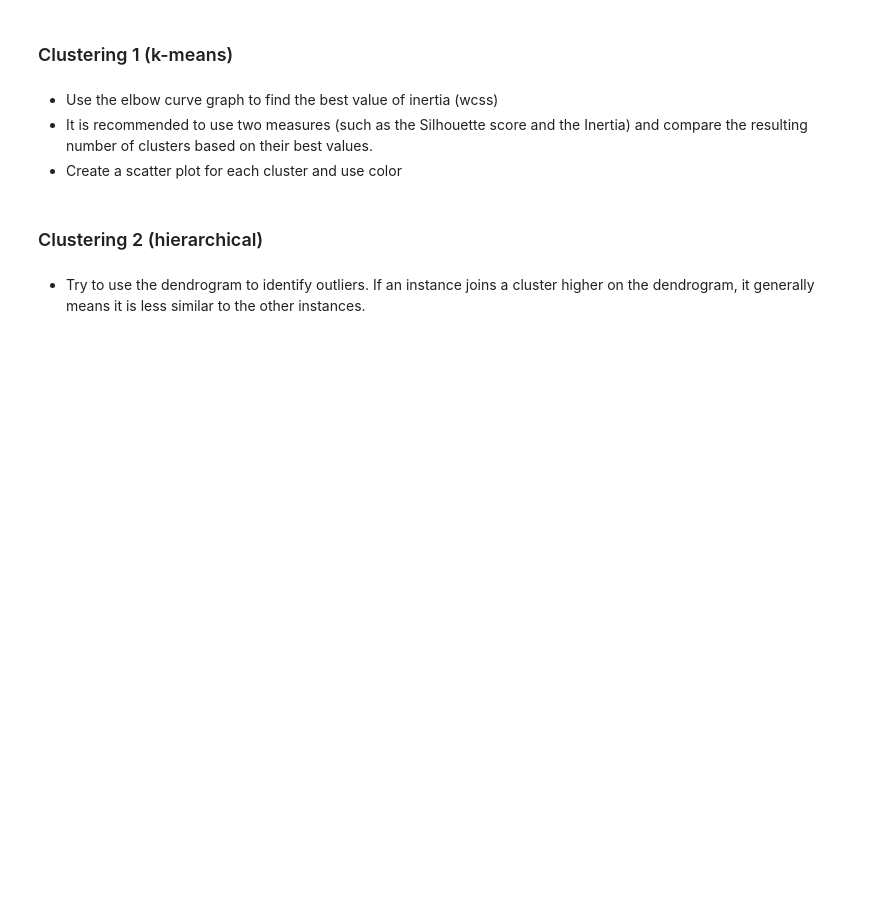
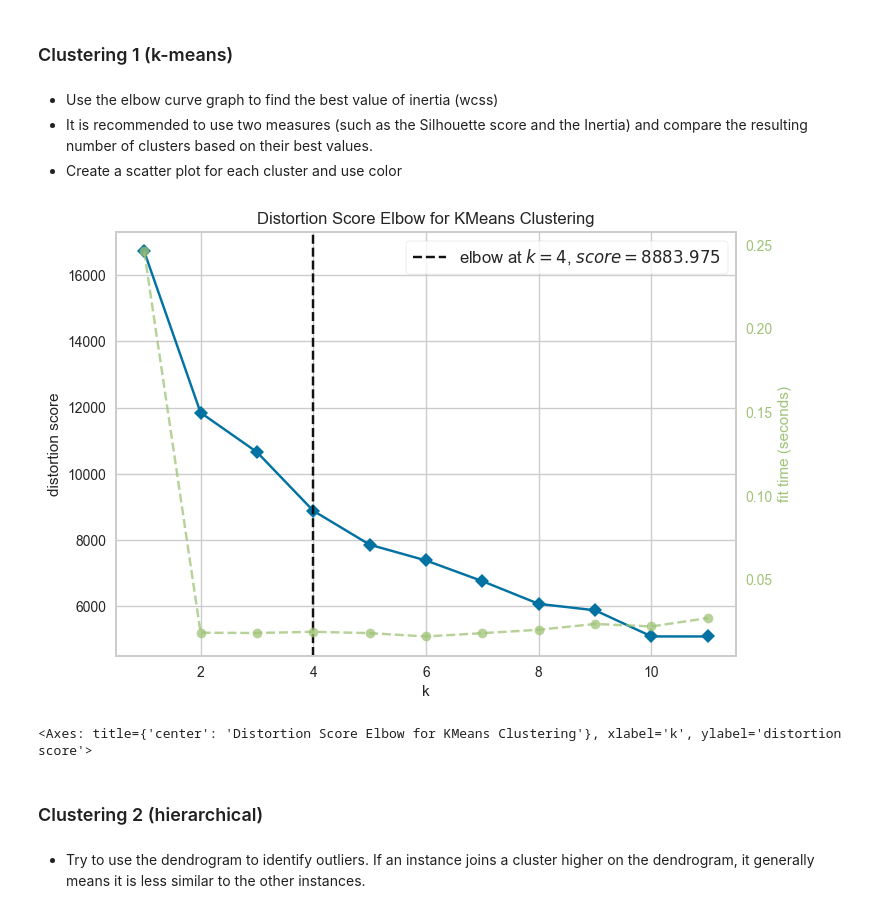
Before and after one commit to Filip-Dvorak/ZYZZ, a Jupyter notebook: template-coursework-clustering.ipynb, the cells around one changed output. Saved outputs shown, nothing was run; the diff lists cells and outputs as text; code cells hidden in the pictures; blank space fills up the shorter version.

Commit message:
rozpracování clustering templatu

```diff
--- a/template-coursework-clustering.ipynb
+++ b/template-coursework-clustering.ipynb
@@ -29,3 +45,38 @@
 * Perform min-max feature rescaling
 * remove target attribute from clustering
 * do *not* create train-test splits
+# %%
+data = pd.read_csv("diabetes_prediction_dataset.csv")
+data
+
+#Vybrání dat bez cílové proměnné
+X = data.drop('diabetes', axis=1)
+
+#Vytvoření subsetu
+X=X[X['age']>=50]
+X=X[X['HbA1c_level']>=6.5]
+print(X.head())
+
+#Doplnění chbějících pozorování pro smoking history
+value_counts = X[X['smoking_history'] != 'No Info']['smoking_history'].value_counts()
+total_count = value_counts.sum()
+distribution = (X['smoking_history'].value_counts() / total_count).drop('No Info')
+random= np.random.choice(distribution.index,X[X['smoking_history'] == 'No Info'].shape[0] ,p=distribution.values)
+
+X['smoking_history'].loc[X['smoking_history'] == 'No Info'] = random
+
+
+#Odebrání řádků, kde je atribut gender "Other"
+X = X.drop(X[X['gender'] == 'Other'].index)
+
+#Převedení kategoriálních atributů na binární
+X = pd.get_dummies(X, columns=['gender'])
+print(X['smoking_history'].value_counts())
+X = pd.get_dummies(X, columns=['smoking_history'])
+
+
+
+#MinMax scaling
+scaler = MinMaxScaler()
+X[['age', 'bmi', 'HbA1c_level', 'blood_glucose_level']] = scaler.fit_transform(X[['age', 'bmi', 'HbA1c_level', 'blood_glucose_level']])
+print(X.describe()) #tabulka pro kontrolu min a max value
@@ -39,6 +118,15 @@
 * Use the elbow curve graph to find the best value of inertia (wcss)
 * It is recommended to use two measures (such as the Silhouette score and the Inertia) and compare the resulting number of clusters based on their best values.
 * Create a scatter plot for each cluster and use color
+# %%
+#KElbow visualization
+kmeans_tune = KMeans(random_state=42,n_init = 2,max_iter=10)
+visualizer = KElbowVisualizer(kmeans_tune, k=(1,12),metric="distortion")
+visualizer.fit(X)
+visualizer.show()
+# %% [output]
+[figure, added]
+<Axes: title={'center': 'Distortion Score Elbow for KMeans Clustering'}, xlabel='k', ylabel='distortion score'>
 # %% [markdown]
 ### Clustering  2 (hierarchical)
 # %% [markdown]
```
Also changed, not shown: parts of 8 cells of this notebook.
